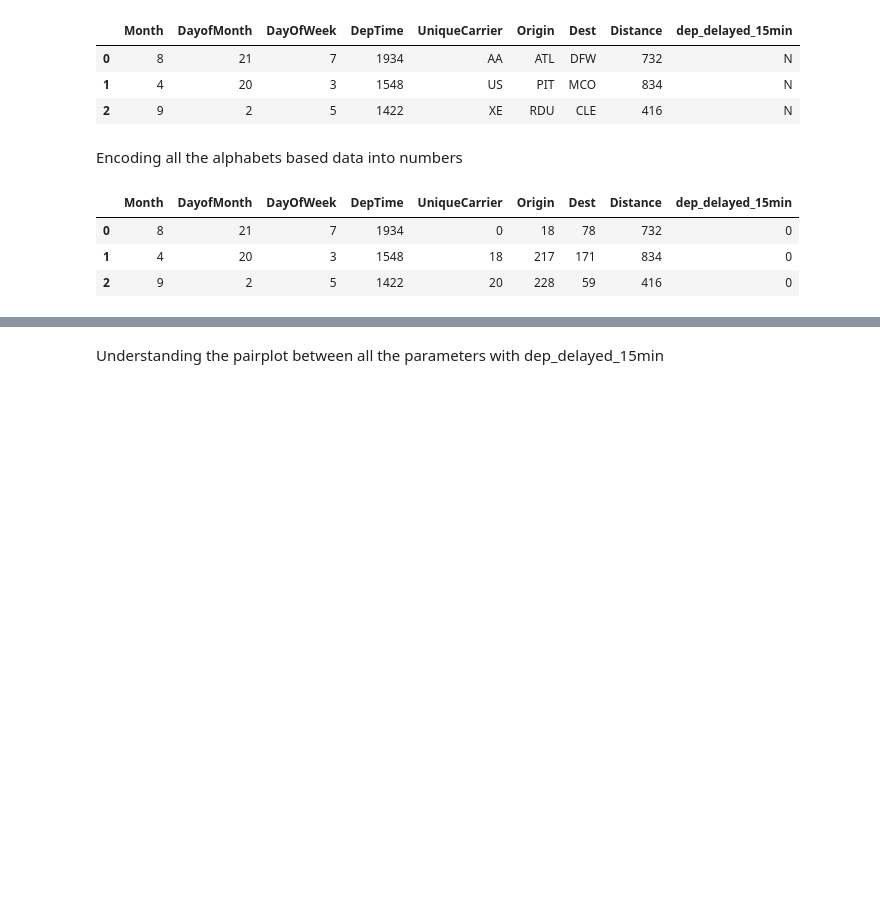
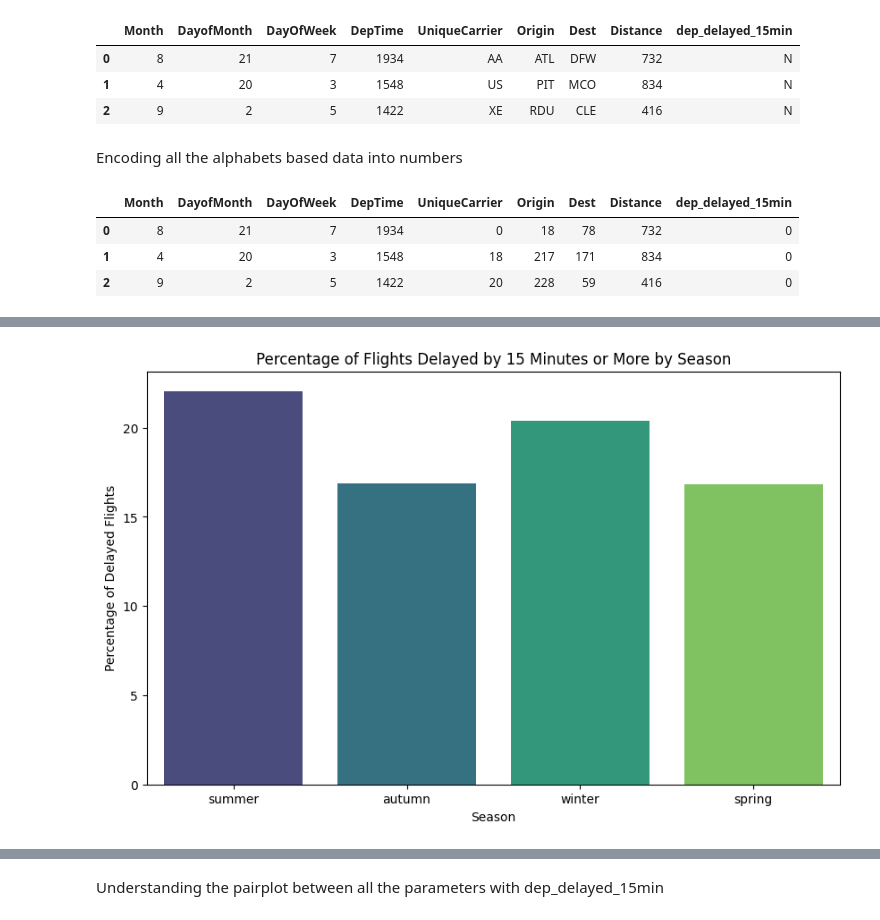
Before and after one commit to simon1938/Flight-delay, a Jupyter notebook: DS52_flight_delay.ipynb, the cells around one changed output, grey strips where cells are left out. Saved outputs shown, nothing was run; the diff lists cells and outputs as text; code cells hidden in the pictures; blank space fills up the shorter version.

```diff
--- a/DS52_flight_delay.ipynb
+++ b/DS52_flight_delay.ipynb
@@ -98,0 +225,30 @@ train.head(3)
+# %%
+import pandas as pd
+import matplotlib.pyplot as plt
+import seaborn as sns
+
+def calculate_seasonal_delay_percentages(df):
+    seasons = ['summer', 'autumn', 'winter', 'spring']
+    delay_percentages = []
+
+    for season in seasons:
+        season_df = df[df[season]]
+        delay_percentage = season_df['dep_delayed_15min'].mean() * 100  # Convert to percentage
+        delay_percentages.append(delay_percentage)
+
+    return pd.DataFrame({'Season': seasons, 'Delay_Percentage': delay_percentages})
+
+def plot_seasonal_delays(delay_percentages_df):
+    plt.figure(figsize=(10, 6))
+    sns.barplot(x='Season', y='Delay_Percentage', data=delay_percentages_df, palette='viridis')
+    plt.title('Percentage of Flights Delayed by 15 Minutes or More by Season')
+    plt.xlabel('Season')
+    plt.ylabel('Percentage of Delayed Flights')
+    plt.show()
+
+# Example usage:
+# Assuming `df` is your DataFrame
+delay_percentages_df = calculate_seasonal_delay_percentages(train)
+plot_seasonal_delays(delay_percentages_df)
+# %% [output]
+[figure, added]
```
Also changed, not shown: parts of 27 cells of this notebook, 2 other files.
